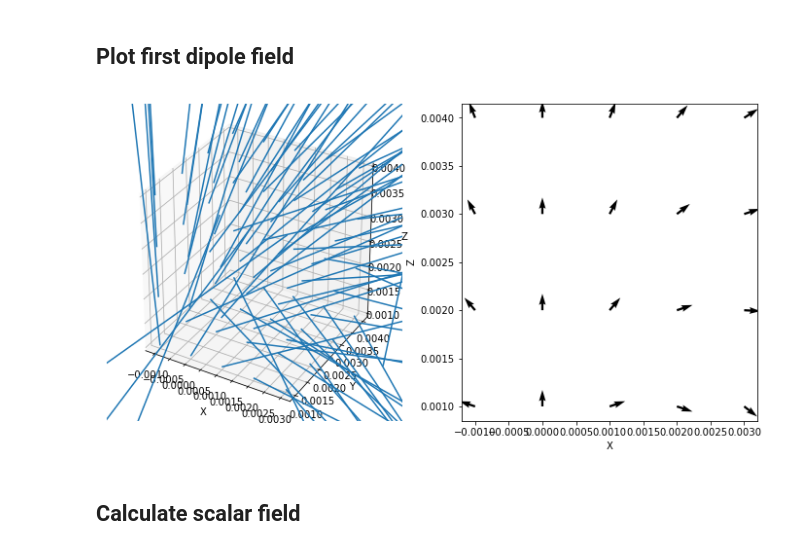
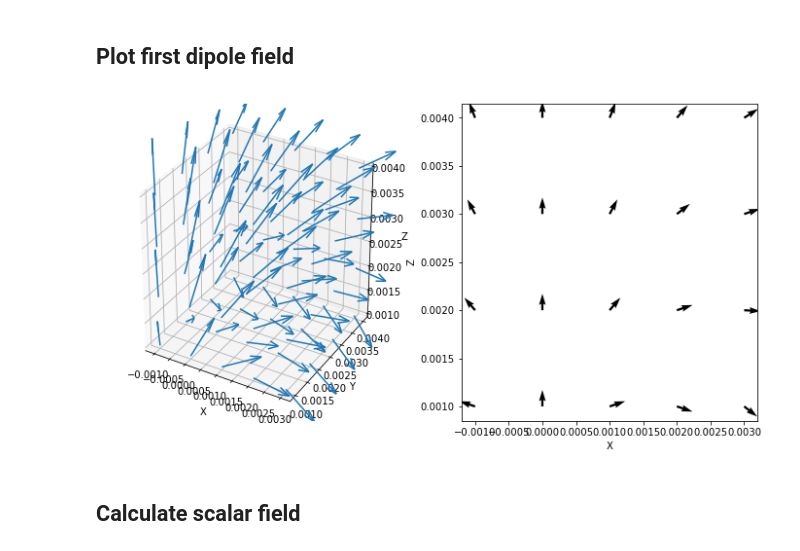
Before and after one commit to rmorenoga/Testing, a Jupyter notebook: Magnet/Python/Dipole.ipynb, the cells around one changed output. Saved outputs shown, nothing was run; the diff lists cells and outputs as text; code cells hidden in the pictures.

```diff
--- a/Magnet/Python/Dipole.ipynb
+++ b/Magnet/Python/Dipole.ipynb
@@ -50,23 +50,23 @@ Bx2,By2,Bz2 = dipfield2(mVec,r0Vec,X2,0,Z2)
 # %%
 fig = plt.figure(figsize=(12, 6))
 #ax = fig.gca(projection='3d')
 ax = [fig.add_subplot(121, projection='3d'),
       fig.add_subplot(122)]
 ax[0].set_xlabel('X')
 ax[0].set_ylabel('Y')
 ax[0].set_zlabel('Z')
-ax[0].quiver(X, Y, Z, Bx, By, Bz, length=0.1, normalize=True)
+ax[0].quiver(X, Y, Z, Bx, By, Bz, length=0.001, normalize=True)
 # 2D slice
 ax[1].set_xlabel('X')
 ax[1].set_ylabel('Z')
 #Normalize arrows
 Bx2n = Bx2/((Bx2**2+Bz2**2)**0.5)
 Bz2n = Bz2/((Bx2**2+Bz2**2)**0.5)
 ## Plot in y = 0.1
 ax[1].quiver(X2,Z2,Bx2n,Bz2n)
 plt.show()
 # %% [output]
-[figure, old version]
+[figure, new version]
 # %% [markdown]
 ## Calculate scalar field
 # %%
```
Also changed, not shown: parts of 2 cells of this notebook, 8 other files.
